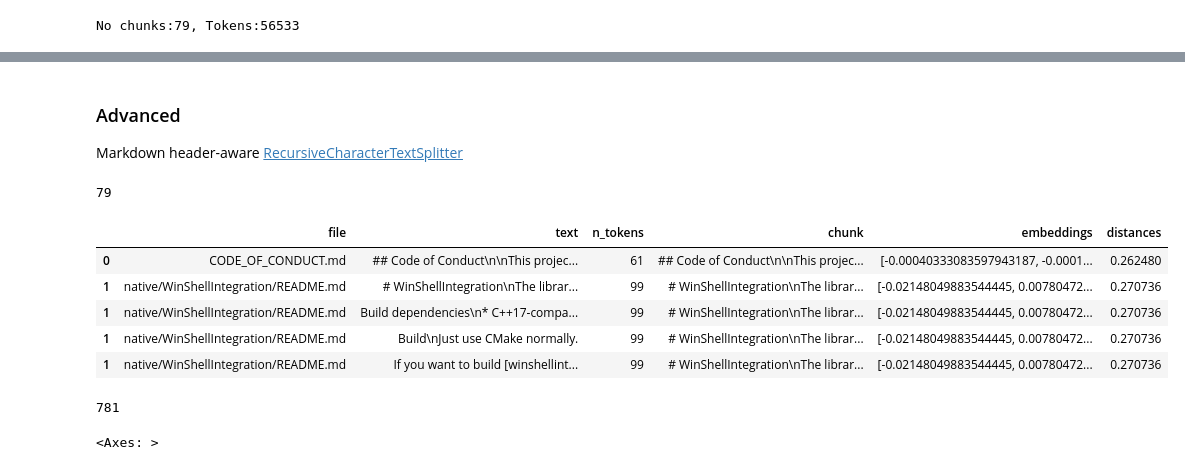
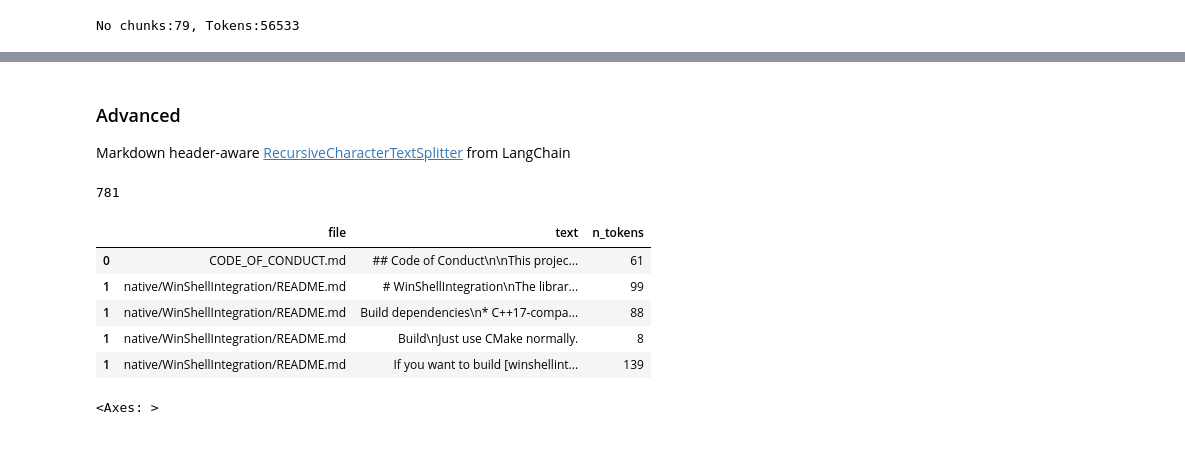
Before and after one commit to bzz/jet-search, a Jupyter notebook: gpt3_doc_q_and_a.ipynb, the cells around one changed output, grey strips where cells are left out. Saved outputs shown, nothing was run; the diff lists cells and outputs as text; code cells hidden in the pictures.

Commit message:
gpt3 doc: re-structure & fix context token count

```diff
--- a/gpt3_doc_q_and_a.ipynb
+++ b/gpt3_doc_q_and_a.ipynb
@@ -71,11 +235,8 @@ model="text-embedding-ada-002"
 # %%
-import os
+from pathlib import Path
 import pandas as pd
 
-
-with open(f"{code_root}/.git/refs/heads/master") as f:
-    sha = f.read()[:9]
-
+sha = Path(f"{code_root}/.git/refs/heads/master").read_text()[:9]
 basename=f"ij-community-markdown_{sha}"
 markdown_files = f"{basename}.csv"
 # %%
@@ -206,7 +351,7 @@ df
 # %% [markdown]
 ### Advanced
 
-Markdown header-aware [RecursiveCharacterTextSplitter](https://python.langchain.com/en/latest/_modules/langchain/text_splitter.html)
+Markdown header-aware [RecursiveCharacterTextSplitter](https://python.langchain.com/en/latest/_modules/langchain/text_splitter.html) from LangChain
 # %%
 %pip install langchain
 # %%
@@ -214,21 +359,18 @@ from langchain.text_splitter import MarkdownTextSplitter
 markdown_splitter = MarkdownTextSplitter(chunk_size=500, chunk_overlap=0)
 # %%
 df_md = md.copy()
-# %% [output]
-79
 # %%
 df_md['text'] = df_md.text.apply(lambda text: markdown_splitter.split_text(text))
 df_md = df_md.explode("text")
+df_md['n_tokens'] = df_md['text'].apply(lambda x: len(tokenizer.encode(x)))
+
+print(len(df_md))
 df_md.head()
 # %% [output]
+781
-|  | file | text | n_tokens | chunk | embeddings | distances |
-| 0 | CODE_OF_CONDUCT.md | ## Code of Conduct\n\nThis projec... | 61 | ## Code of Conduct\n\nThis projec... | [-0.00040333083597943187, -0.0001... | 0.262480 |
-| 1 | native/WinShellIntegration/README.md | # WinShellIntegration\nThe librar... | 99 | # WinShellIntegration\nThe librar... | [-0.02148049883544445, 0.00780472... | 0.270736 |
-| 1 | native/WinShellIntegration/README.md | Build dependencies\n* C++17-compa... | 99 | # WinShellIntegration\nThe librar... | [-0.02148049883544445, 0.00780472... | 0.270736 |
-| 1 | native/WinShellIntegration/README.md | Build\nJust use CMake normally. | 99 | # WinShellIntegration\nThe librar... | [-0.02148049883544445, 0.00780472... | 0.270736 |
-| 1 | native/WinShellIntegration/README.md | If you want to build [winshellint... | 99 | # WinShellIntegration\nThe librar... | [-0.02148049883544445, 0.00780472... | 0.270736 |
+|  | file | text | n_tokens |
+| 0 | CODE_OF_CONDUCT.md | ## Code of Conduct\n\nThis projec... | 61 |
+| 1 | native/WinShellIntegration/README.md | # WinShellIntegration\nThe librar... | 99 |
+| 1 | native/WinShellIntegration/README.md | Build dependencies\n* C++17-compa... | 88 |
+| 1 | native/WinShellIntegration/README.md | Build\nJust use CMake normally. | 8 |
+| 1 | native/WinShellIntegration/README.md | If you want to build [winshellint... | 139 |
-# %%
-# df_md['chunks'].apply(len).sum()
-print(len(df_md))
-# %% [output]
-781
```
Also changed, not shown: parts of 73 cells of this notebook.
